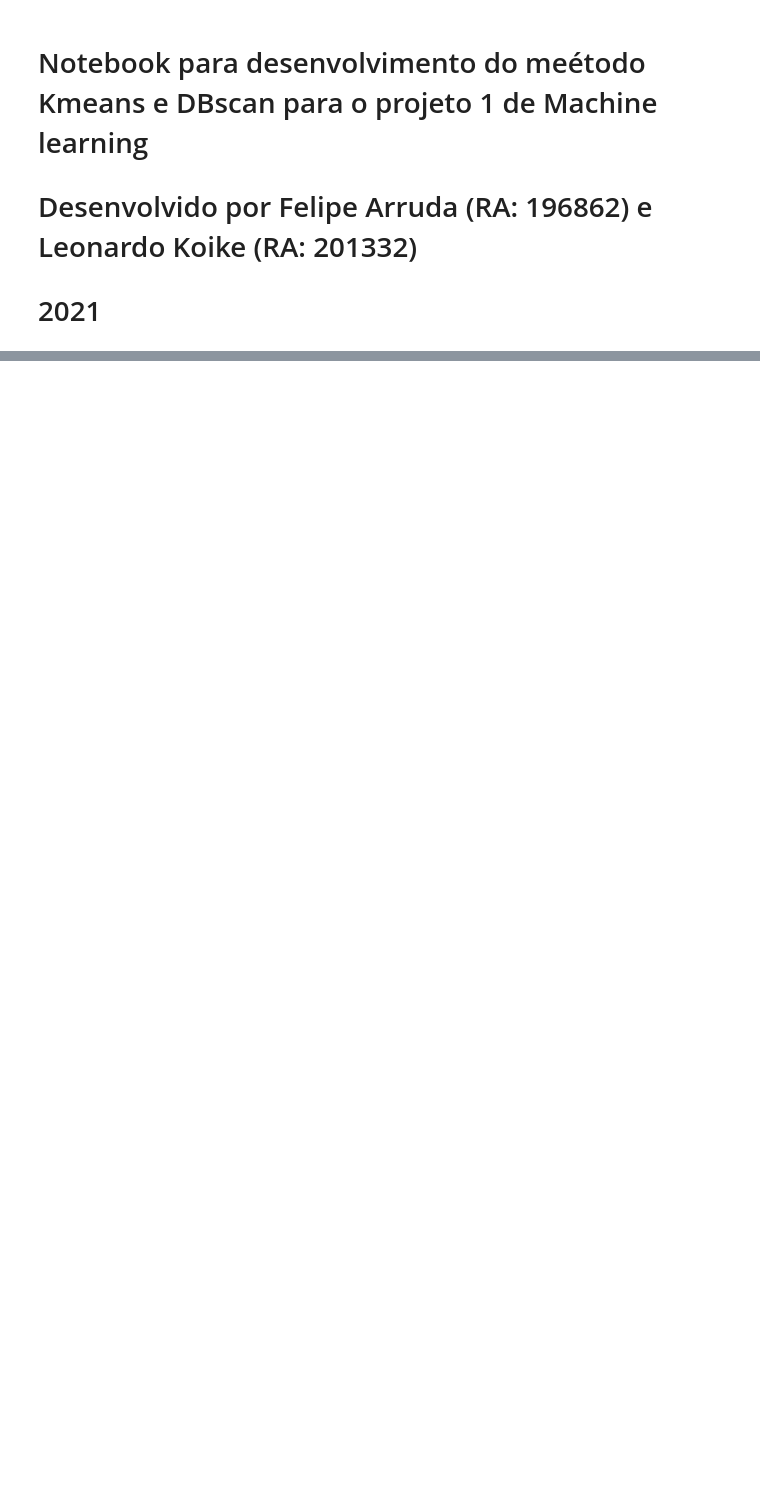
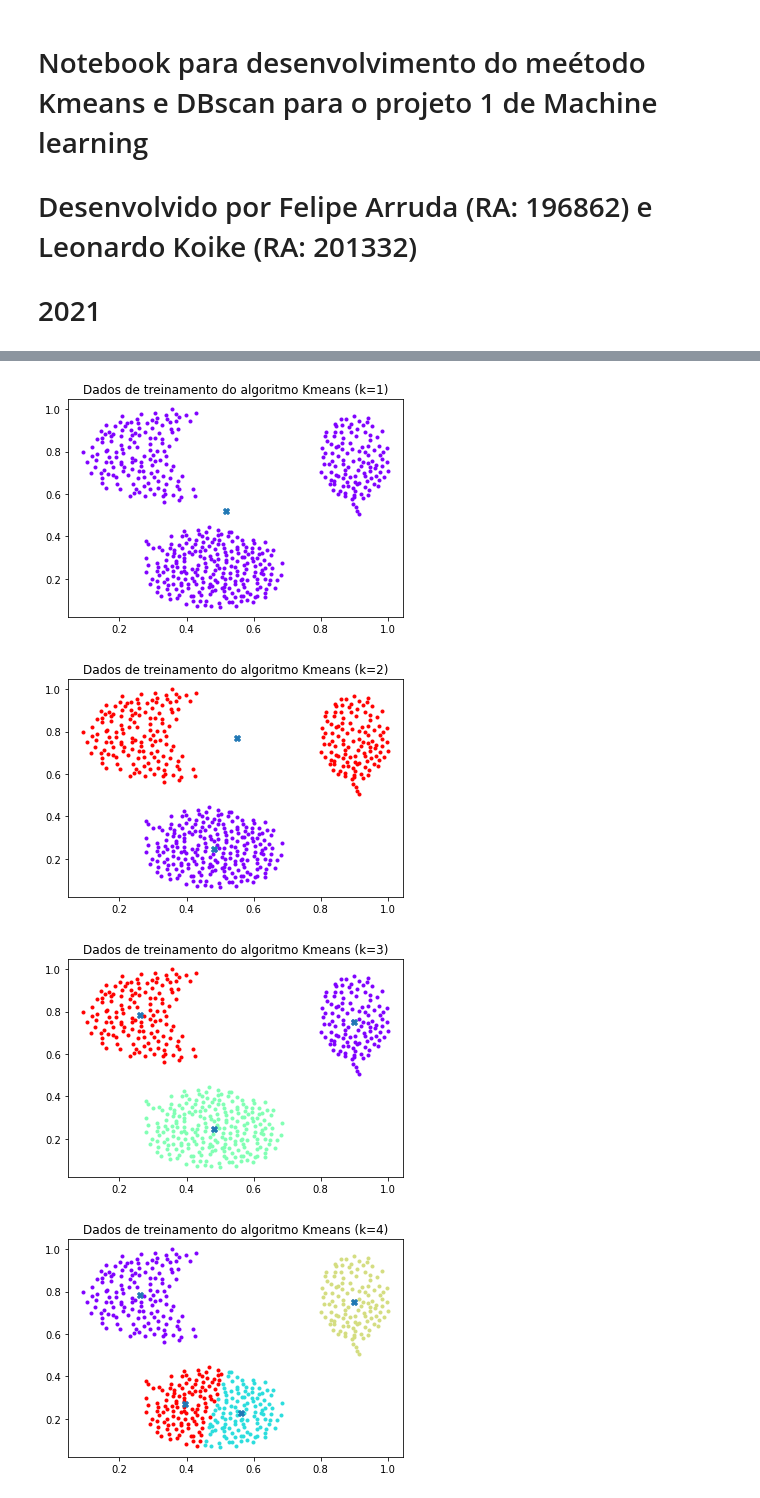
Before and after one commit to Ftmarruda/p1-mc886, a Jupyter notebook: kmeans.ipynb, the cells around one changed output, grey strips where cells are left out. Cells and saved outputs as stored; diff of their text form; code cells hidden in the pictures; blank space fills up the shorter version.

```diff
--- a/kmeans.ipynb
+++ b/kmeans.ipynb
@@ -12,6 +21,6 @@ import matplotlib.cm as cm
 from typing import Dict, Callable
 # %%
-def initializer(data: np.ndarray, k_cluster: int) -> np.ndarray:
+def initializer_RP(data: np.ndarray, k_cluster: int) -> np.ndarray:
     """Método para inicializar o kmeans. Aqui seguimos a estratégia do algoritmo Random partition.
     Args:
         data (np.ndarray) : array com os dados a serem analisados
@@ -46,7 +55,7 @@ def k_means(data: np.ndarray, k_clusters_centers: int) -> np.ndarray:
     num = data.shape[0]
     # INITIALIZATION
     # Random partition como a inicialização do kmeans, aqui temos ja valores de centroides para os clusters
-    list_centroids = initializer(data=data,k_cluster=k_clusters_centers)
+    list_centroids = initializer_RP(data=data,k_cluster=k_clusters_centers)
     flag = True
     iter = 0
     # LEARNING PART
@@ -188,7 +218,7 @@ def run_and_plot_training(data: np.ndarray, k: int,) -> np.ndarray:
         if(value.size!=0):
             plt.scatter(value[:,0],value[:,1],marker='.',color=color)
     plt.scatter(cluster_centers[:,0],cluster_centers[:,1],marker='X')
-    plt.title("Dados de treinamento do algoritmo Kmeans e seus clusters")
+    plt.title("Dados de treinamento do algoritmo Kmeans (k=%d)"%k)
     plt.show()
     return cluster_centers
 # %%
@@ -214,14 +251,12 @@ def run_and_plot_testing(data: np.ndarray, cluster_centers: np.ndarray) -> None:
 # %%
 # Dados carregados em um numpy array
 data = np.loadtxt('cluster.dat')
+np.random.shuffle(data)
 # Dados normalizados que serão utilizados como uma comparação
 data_norm = data/data.max(axis=0)
 # divisão para dados de treinamento e dados de teste
-np.random.shuffle(data_norm)
-train_index = int(data_norm.shape[0]*0.9)
-train_data,test_data = np.vsplit(data_norm,[train_index])
-
-# roda o kmeans com os dados de treino e retorna um array com os centroids
-res = run_and_plot_training(data=train_data,k=3)
-# roda e atribui cada dado de teste ao seu cluster
-run_and_plot_testing(data=test_data,cluster_centers=res)
+index = int(data.shape[0]*0.9)
+# NORMALIZADOS
+norm_train_data,norm_test_data = np.vsplit(data_norm,[index])
+# Sem pre processamento
+train_data,test_data = np.vsplit(data,[index])
@@ -255,0 +333,11 @@ array([[0.1568882 ],
+# %%
+# roda o kmeans com os dados de treino e retorna um array com os centroids
+res1 = run_and_plot_training(data=norm_train_data,k=1)
+res2 = run_and_plot_training(data=norm_train_data,k=2)
+res3 = run_and_plot_training(data=norm_train_data,k=3)
+res4 = run_and_plot_training(data=norm_train_data,k=4)
+# %% [output]
+[figure, added]
+[figure, added]
+[figure, added]
+[figure, added]
```
Also changed, not shown: parts of 31 cells of this notebook, 1 other file.
